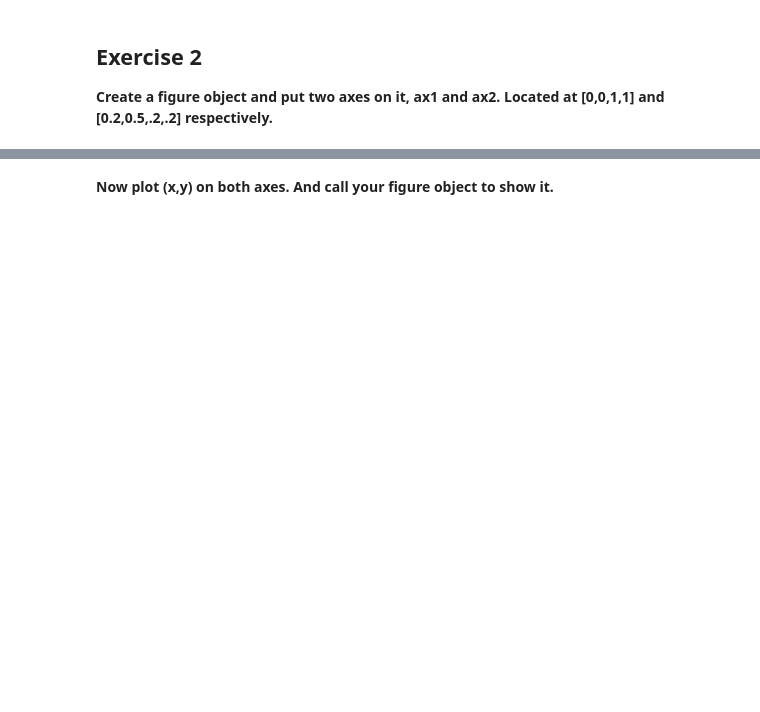
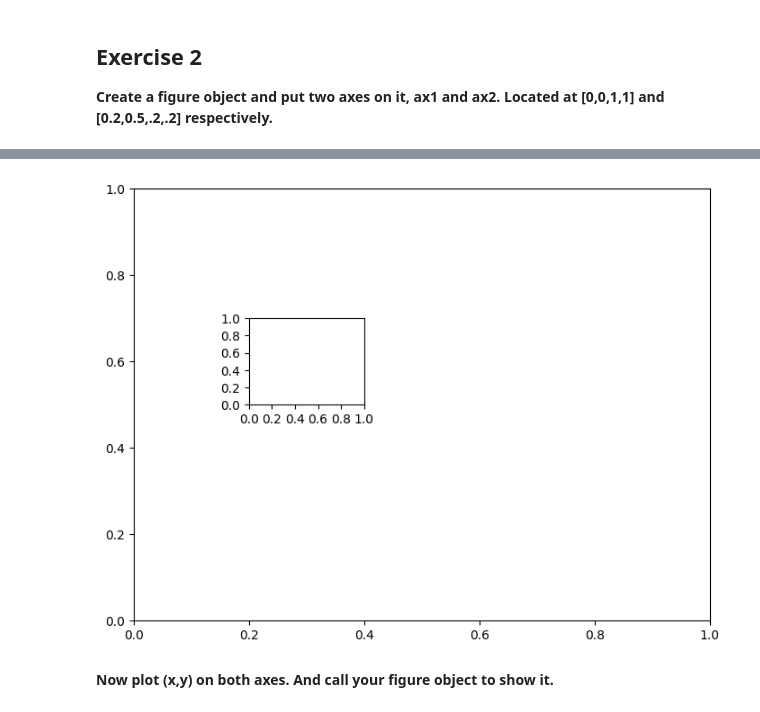
Before and after one commit to yashjangra07/WordForThought, a Jupyter notebook: Week 0/Exercise1.ipynb, the cells around one changed output, grey strips where cells are left out. Drawn from its saved outputs; the diff is of its cells as text; code cells hidden in the pictures; blank space fills up the shorter version.

```diff
--- a/Week 0/Exercise1.ipynb
+++ b/Week 0/Exercise1.ipynb
@@ -41,2 +44,14 @@ Text(0.5, 1.0, 'title')
+# %%
+import matplotlib.pyplot as plt
+import numpy as np
+fig=plt.figure()
+ax1=fig.add_axes([0,0,1,1])
+ax2=fig.add_axes([0.2,0.5,.2,.2])
+ax2.set_xticks([0.0,0.2,0.4,0.6,0.8,1.0])
+ax2.set_yticks([0.0,0.2,0.4,0.6,0.8,1.0])
+
+plt.show()
+# %% [output]
+[figure, added]
 # %% [markdown]
 **Now plot (x,y) on both axes. And call your figure object to show it.**
```
Also changed, not shown: parts of 16 cells of this notebook.
